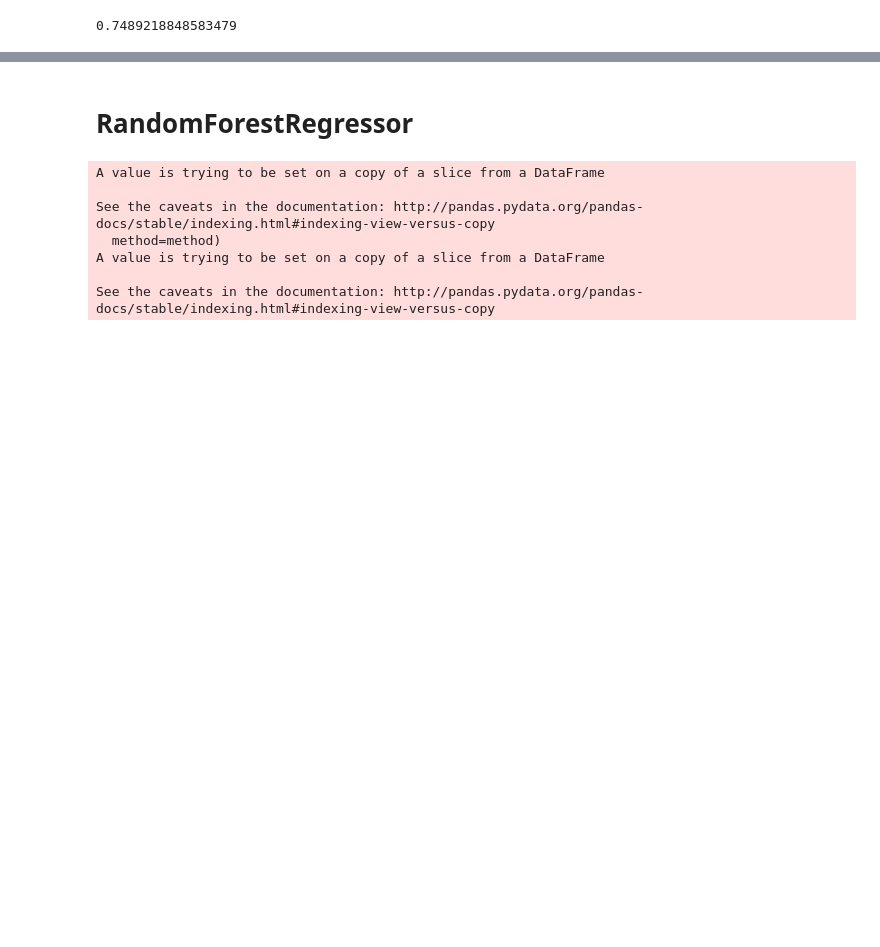
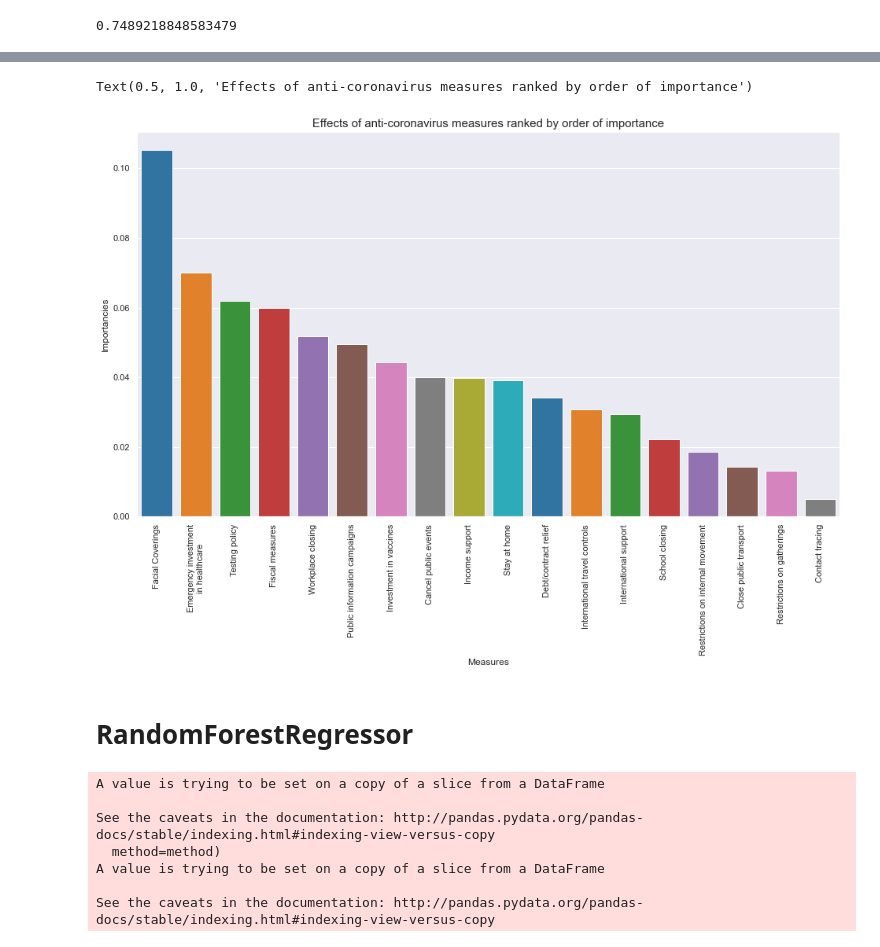
Before and after one commit to TristanBOOK/coronanet, a Jupyter notebook: Notebooks/Model_LMA_LR.ipynb, the cells around one changed output, grey strips where cells are left out. Drawn from its saved outputs; the diff is of its cells as text; code cells hidden in the pictures; blank space fills up the shorter version.

```diff
--- a/Notebooks/Model_LMA_LR.ipynb
+++ b/Notebooks/Model_LMA_LR.ipynb
@@ -820,3 +894,18 @@ best_xgb.score(X_test, y_test)
+# %%
+import matplotlib.pyplot as plt
+import seaborn as sns
+
+x_vals = coeff_df_best_xgboost_2['Measures'][1:]
+y_vals = coeff_df_best_xgboost_2['Importancies'][1:]
+
+sns.set()
+plt.figure(figsize=(16,9))
+sns.barplot(x=x_vals,y=y_vals, palette="tab10")
+plt.xticks(rotation=90)
+plt.title('Effects of anti-coronavirus measures ranked by order of importance',size=15)
+# %% [output]
+Text(0.5, 1.0, 'Effects of anti-coronavirus measures ranked by order of importance')
+[figure, added]
 # %% [markdown]
 # RandomForestRegressor
 # %%
```
Also changed, not shown: parts of 11 cells of this notebook.
